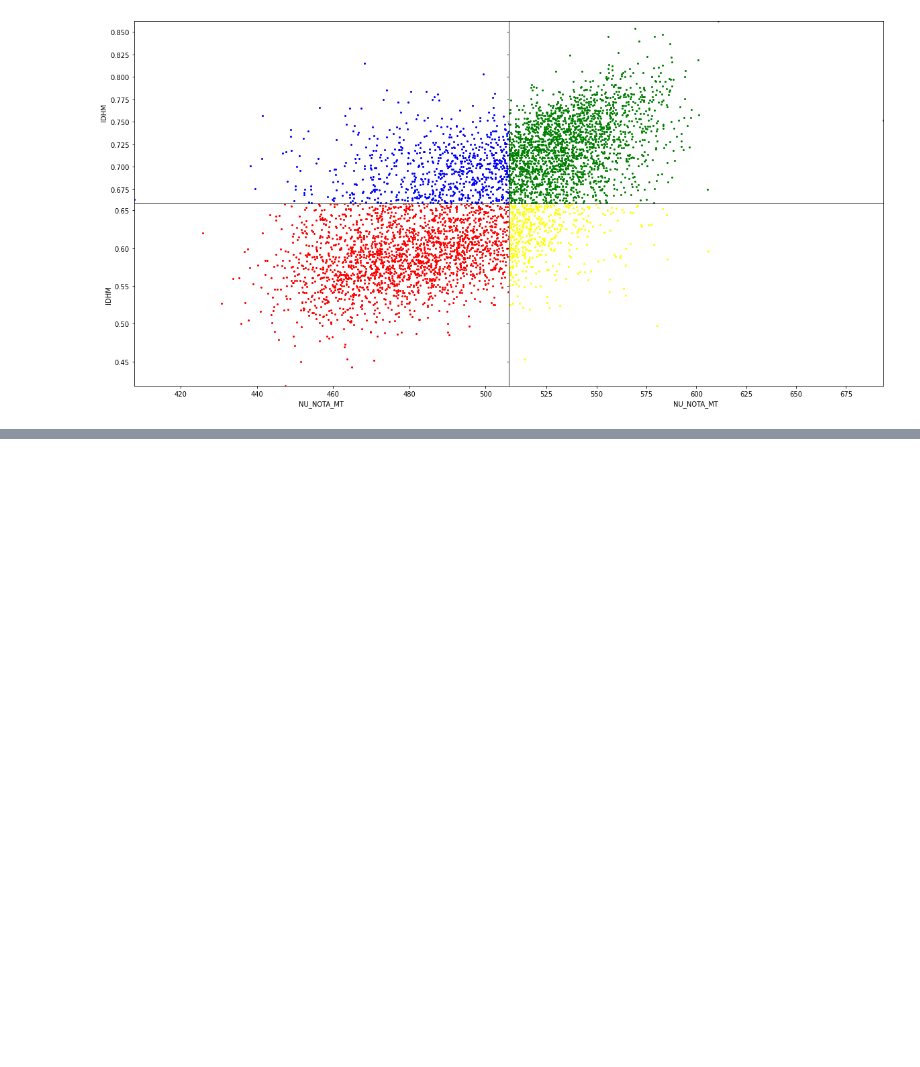
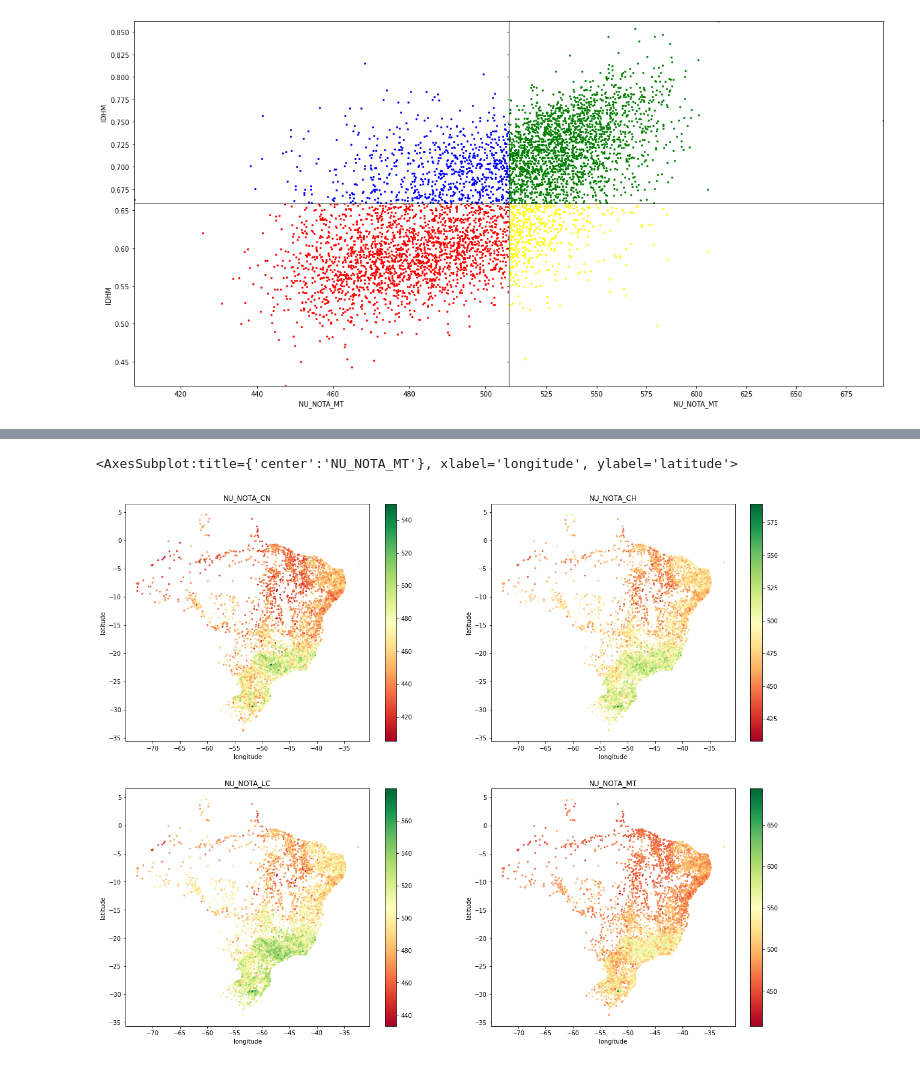
Before and after one commit to Lz-Rod/analise_de_dados_Python_Enem_2019, a Jupyter notebook: develop/programa/Nota no ENEM x IDHM.ipynb, the cells around one changed output, grey strips where cells are left out. Cells and saved outputs as stored; diff of their text form; code cells hidden in the pictures; blank space fills up the shorter version.

```diff
--- a/develop/programa/Nota no ENEM x IDHM.ipynb
+++ b/develop/programa/Nota no ENEM x IDHM.ipynb
@@ -206,0 +247,26 @@ quadrante 4: 8.779174147217235% baixo IDHM, alta nota
+# %%
+#aqui irei criar um grafico semelhante ao anterior, porém usando 4 subplots, um para cada disciplina
+fig, ax = plt.subplots(2,2, figsize=(20,16))
+
+enem_idhm_municipios.plot.scatter(y='latitude', x='longitude', s=4,
+                                  c=enem_idhm_municipios['NU_NOTA_CN'],
+                                  cmap = 'RdYlGn',
+                                  title='NU_NOTA_CN', ax=ax[0,0])
+
+enem_idhm_municipios.plot.scatter(y='latitude', x='longitude', s=4,
+                                  c=enem_idhm_municipios['NU_NOTA_CH'],
+                                  cmap = 'RdYlGn',
+                                  title='NU_NOTA_CH', ax=ax[0,1])
+
+enem_idhm_municipios.plot.scatter(y='latitude', x='longitude', s=4,
+                                  c=enem_idhm_municipios['NU_NOTA_LC'],
+                                  cmap = 'RdYlGn',
+                                  title='NU_NOTA_LC', ax=ax[1,0])
+
+enem_idhm_municipios.plot.scatter(y='latitude', x='longitude', s=4,
+                                  c=enem_idhm_municipios['NU_NOTA_MT'],
+                                  cmap = 'RdYlGn',
+                                  title='NU_NOTA_MT', ax=ax[1,1])
+# %% [output]
+<AxesSubplot:title={'center':'NU_NOTA_MT'}, xlabel='longitude', ylabel='latitude'>
+[figure, added]
```
Also changed, not shown: parts of 7 cells of this notebook.
